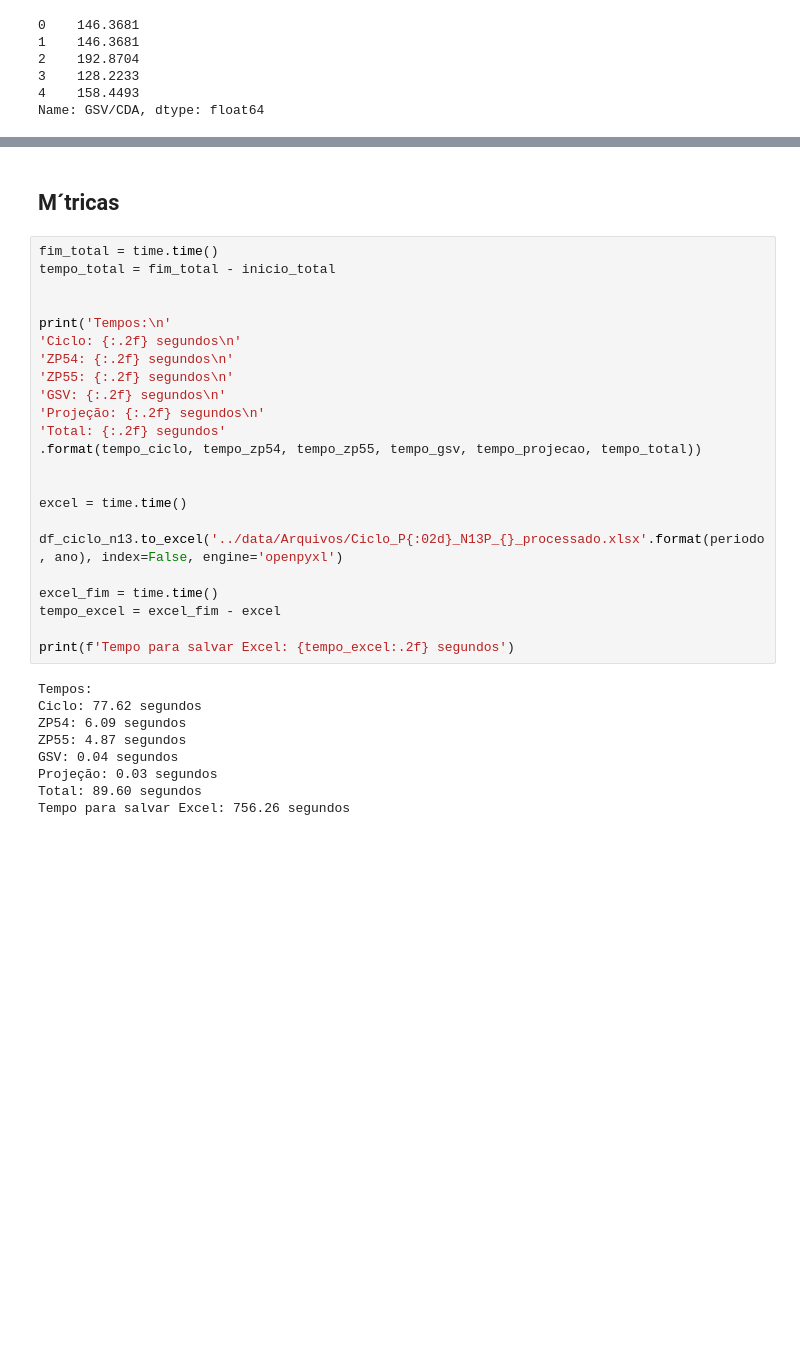
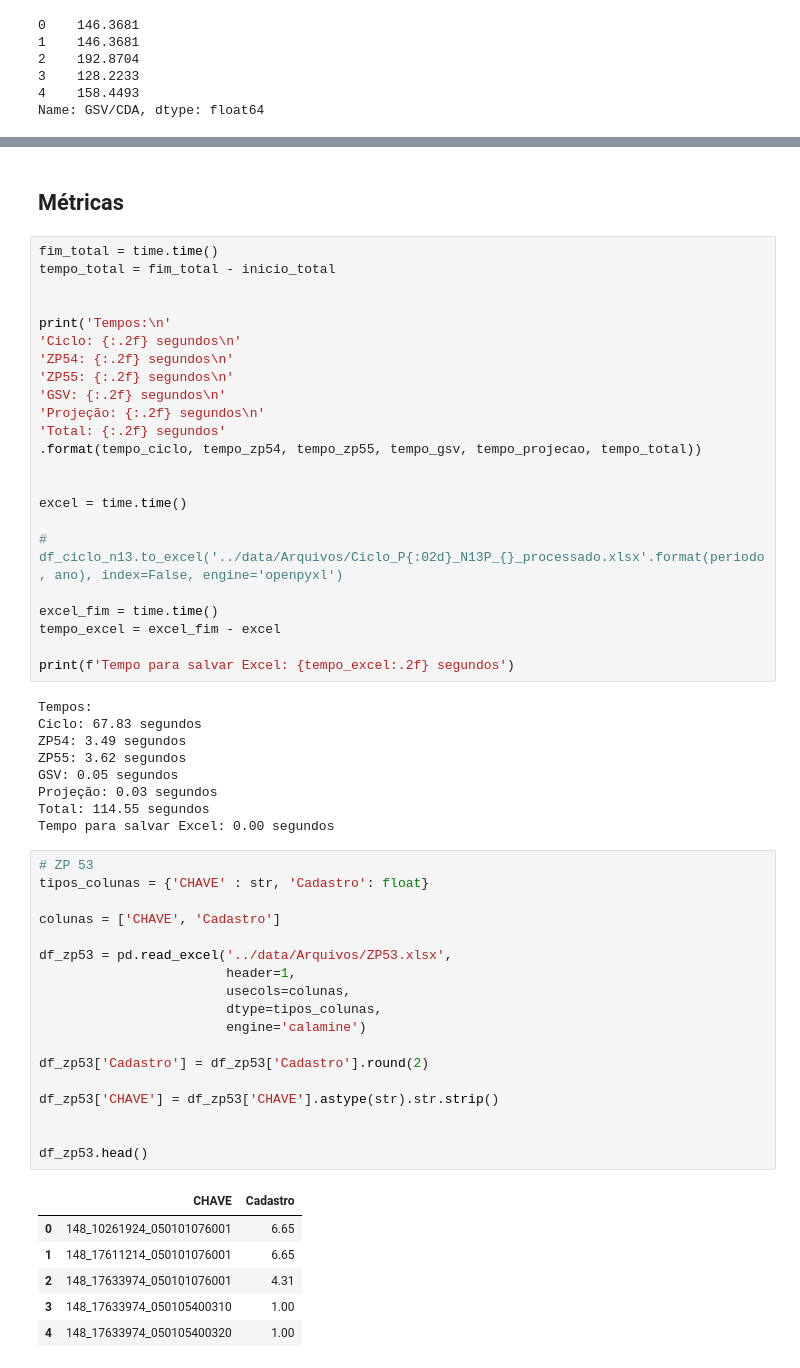
Before and after one commit to mxmluccamars/srm_valoracao, a Jupyter notebook: scripts/main.ipynb, the cells around one changed output, grey strips where cells are left out. Cells and saved outputs as stored; diff of their text form; blank space fills up the shorter version.

```diff
--- a/scripts/main.ipynb
+++ b/scripts/main.ipynb
@@ -661,5 +657,5 @@ Name: GSV/CDA, dtype: float64
 # %% [markdown]
-## M´tricas
+## Métricas
 # %%
 fim_total = time.time()
 tempo_total = fim_total - inicio_total
@@ -677,7 +673,7 @@ print('Tempos:\n'
 
 excel = time.time()
 
-df_ciclo_n13.to_excel('../data/Arquivos/Ciclo_P{:02d}_N13P_{}_processado.xlsx'.format(periodo, ano), index=False, engine='openpyxl')
+# df_ciclo_n13.to_excel('../data/Arquivos/Ciclo_P{:02d}_N13P_{}_processado.xlsx'.format(periodo, ano), index=False, engine='openpyxl')
 
 excel_fim = time.time()
 tempo_excel = excel_fim - excel
@@ -685,10 +681,35 @@ tempo_excel = excel_fim - excel
 print(f'Tempo para salvar Excel: {tempo_excel:.2f} segundos')
 # %% [output]
 Tempos:
-Ciclo: 77.62 segundos
-ZP54: 6.09 segundos
-ZP55: 4.87 segundos
-GSV: 0.04 segundos
+Ciclo: 67.83 segundos
+ZP54: 3.49 segundos
+ZP55: 3.62 segundos
+GSV: 0.05 segundos
 Projeção: 0.03 segundos
-Total: 89.60 segundos
-Tempo para salvar Excel: 756.26 segundos
+Total: 114.55 segundos
+Tempo para salvar Excel: 0.00 segundos
+# %%
+# ZP 53
+tipos_colunas = {'CHAVE' : str, 'Cadastro': float}
+
+colunas = ['CHAVE', 'Cadastro']
+
+df_zp53 = pd.read_excel('../data/Arquivos/ZP53.xlsx',
+                        header=1,
+                        usecols=colunas,
+                        dtype=tipos_colunas,
+                        engine='calamine')
+
+df_zp53['Cadastro'] = df_zp53['Cadastro'].round(2)
+
+df_zp53['CHAVE'] = df_zp53['CHAVE'].astype(str).str.strip()
+
+
+df_zp53.head()
+# %% [output]
+|  | CHAVE | Cadastro |
+| 0 | 148_10261924_050101076001 | 6.65 |
+| 1 | 148_17611214_050101076001 | 6.65 |
+| 2 | 148_17633974_050101076001 | 4.31 |
+| 3 | 148_17633974_050105400310 | 1.00 |
+| 4 | 148_17633974_050105400320 | 1.00 |
```
Also changed, not shown: parts of 10 cells of this notebook.
